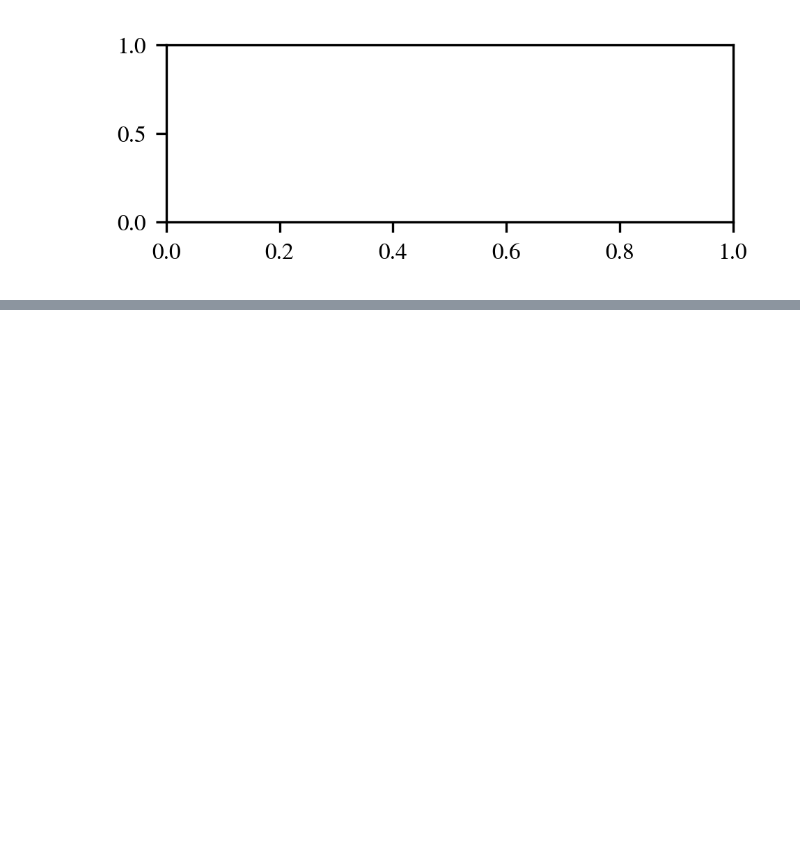
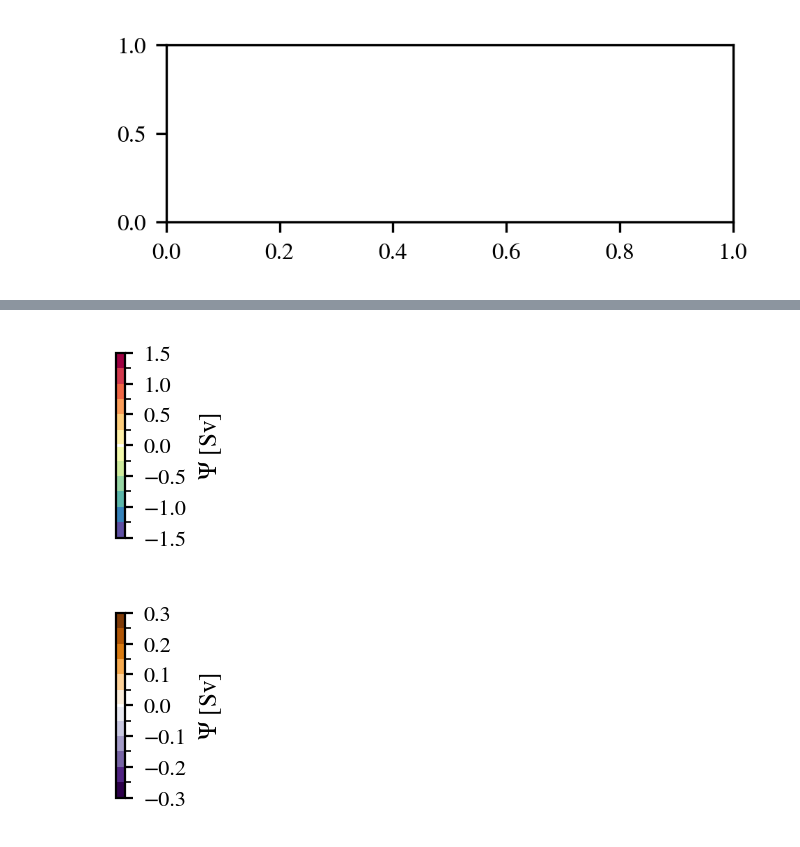
Before and after one commit to lsaddier/NEMO-Ice-Shelf-Bistability, a Jupyter notebook: Figures/FSLIP.ipynb, the cells around one changed output, grey strips where cells are left out. Drawn from its saved outputs; the diff is of its cells as text; code cells hidden in the pictures; blank space fills up the shorter version.

```diff
--- a/Figures/FSLIP.ipynb
+++ b/Figures/FSLIP.ipynb
@@ -228,0 +348,68 @@ TypeError: Dimensions of C (29, 1920, 2) should be one smaller than X(2520) and
+# %%
+# Generate color bar
+
+# open ocean
+
+fig_cb, ax_cb = plt.subplots(figsize=(5.5, 1.2), dpi=200)  # taller than wide
+
+# Define a generic mappable
+levels = np.linspace(-1.5,1.5,13)
+mappable = matplotlib.cm.ScalarMappable(
+    norm=matplotlib.colors.BoundaryNorm(levels, ncolors=256),
+    cmap=cm.Spectral_r
+)
+
+
+cbar = fig_cb.colorbar(
+    mappable,
+    ax=ax_cb,
+    fraction=0.15,   # controls width (smaller = thinner)
+    aspect=20       # controls length/thickness ratio
+)
+
+cbar.ax.axhline(0, color='white', linewidth=1,)
+
+ax_cb.remove()
+
+cbar.set_ticks([-1.5, -1, -0.5, 0, 0.5,1,1.5])
+
+cbar.set_label(r'$\Psi$ [Sv]', fontsize=9)
+cbar.ax.tick_params(labelsize=8, width=0.8, length=3)
+
+plt.savefig('./Figure10/bsf_bar.pdf',format='pdf', bbox_inches='tight')
+plt.show()
+
+
+
+
+# Cavity
+
+fig_cb, ax_cb = plt.subplots(figsize=(5.5, 1.2), dpi=200)  # taller than wide
+
+# Define a generic mappable
+levels = np.linspace(-0.3,0.3,13)
+mappable = matplotlib.cm.ScalarMappable(
+    norm=matplotlib.colors.BoundaryNorm(levels, ncolors=256),
+    cmap=cm.PuOr_r
+)
+
+
+cbar = fig_cb.colorbar(
+    mappable,
+    ax=ax_cb,
+    fraction=0.15,   # controls width (smaller = thinner)
+    aspect=20       # controls length/thickness ratio
+)
+
+cbar.ax.axhline(0, color='white', linewidth=1,)
+
+ax_cb.remove()
+
+cbar.set_label(r'$\Psi$ [Sv]', fontsize=9)
+cbar.ax.tick_params(labelsize=8, width=0.8, length=3)
+
+plt.savefig('./Figure10/bsf_cav_bar.pdf',format='pdf', bbox_inches='tight')
+plt.show()
+# %% [output]
+[figure, added]
+[figure, added]
```
Also changed, not shown: parts of 9 cells of this notebook, 5 other files.
